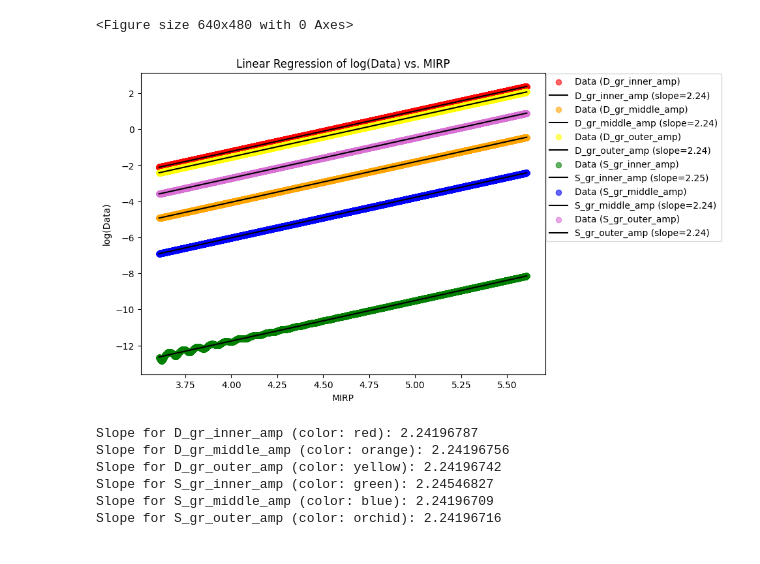
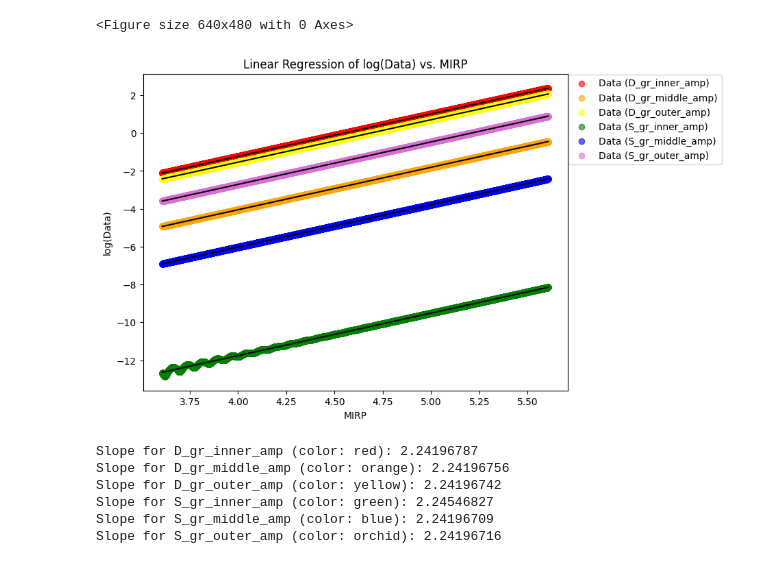
Before and after one commit to Hannahs-Jackson/Galactic_Formation_Hadley, a Jupyter notebook: Analysis_Tool.ipynb, the cells around one changed output. Cells and saved outputs as stored; diff of their text form; code cells hidden in the pictures.

```diff
--- a/Analysis_Tool.ipynb
+++ b/Analysis_Tool.ipynb
@@ -101,4 +60,27 @@ for folder in settle_test.iterdir():
 # %%
+# Load data, Star is from fort.22, Disk is from fort.23
+col_name_1 = ['MIRP', 'S_gr_inner_amp', 'S_gr_inner_phase', 'S_gr_middle_amp', 'S_gr_middle_phase', 'S_gr_outer_amp', 'S_gr_outer_phase']
+col_name_2 = ['MIRP', 'D_gr_inner_amp', 'D_gr_inner_phase', 'D_gr_middle_amp', 'D_gr_middle_phase', 'D_gr_outer_amp', 'D_gr_outer_phase']
+
+df1 = pd.read_csv("fort.22", names=col_name_1, header=None, sep='\s+')
+df2 = pd.read_csv("fort.23", names=col_name_2, header=None, sep='\s+')
+
+# Merge the dataframes on the 'MIRP' column
+df = pd.merge(df1, df2, on="MIRP", suffixes=('_disk', '_star'))
+
+# Drop all columns that end with 'phase'
+df = df.drop(columns=df.filter(regex='phase$').columns)
+
+# Ensure that MIRP is numeric
+df["MIRP"] = pd.to_numeric(df["MIRP"], errors="coerce")
+
+# Define the range for regression
+last_MIRP = df['MIRP'].iloc[-1]
+MIRP_threshold = last_MIRP - 2.0
+
+# Filter the data for the last 2 time units
+df_subset = df[df['MIRP'] >= MIRP_threshold]
+
 # Plotting the data and the regression lines
 plt.figure(figsize=(8, 6))
 
@@ -120,35 +102,35 @@ for idx, column in enumerate(columns):
 
     # Perform linear regression
     slope, intercept, r_value, p_value, std_err = stats.linregress(df_subset['MIRP'], df_subset[f'log_{column}'])
 
     # Store the slope in the dictionary
     slopes[column] = slope
     color = colors[idx]  # Get the color from the list
 
     # Plot the original data (log-transformed)
     plt.scatter(df_subset['MIRP'], df_subset[f'log_{column}'], label=f'Data ({column})', alpha=0.6, color=color)
 
     # Plot the regression line
     regression_line = slope * df_subset['MIRP'] + intercept
-    plt.plot(df_subset['MIRP'], regression_line, label=f'{column} (slope={slope:.2f})', color='black')
+    plt.plot(df_subset['MIRP'], regression_line, label=None, color='black')
 
 # Adding labels and title
 plt.xlabel('MIRP')
 plt.ylabel('log(Data)')
 plt.title('Linear Regression of log(Data) vs. MIRP')
 
 # Displaying the legend outside of the plot
 plt.legend(loc='upper left', bbox_to_anchor=(1, 1), borderaxespad=0.1)
 
 # Show the plot
 plt.show()
 
 # Print out the slopes for each column with the color used
 for idx, (column, slope) in enumerate(slopes.items()):
     color = colors[idx]  # Get the color used in the plot
     print(f"Slope for {column} (color: {color}): {slope:.8f}")
 # %% [output]
-[figure, old version]
+[figure, new version]
 Slope for D_gr_inner_amp (color: red): 2.24196787
 Slope for D_gr_middle_amp (color: orange): 2.24196756
 Slope for D_gr_outer_amp (color: yellow): 2.24196742
```
Also changed, not shown: parts of 3 cells of this notebook.
